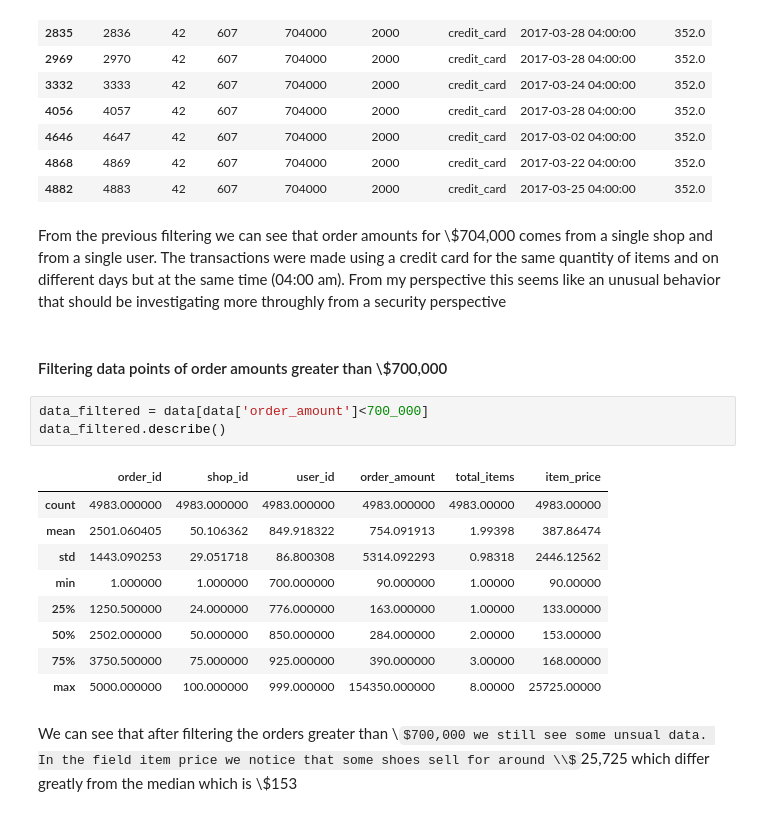
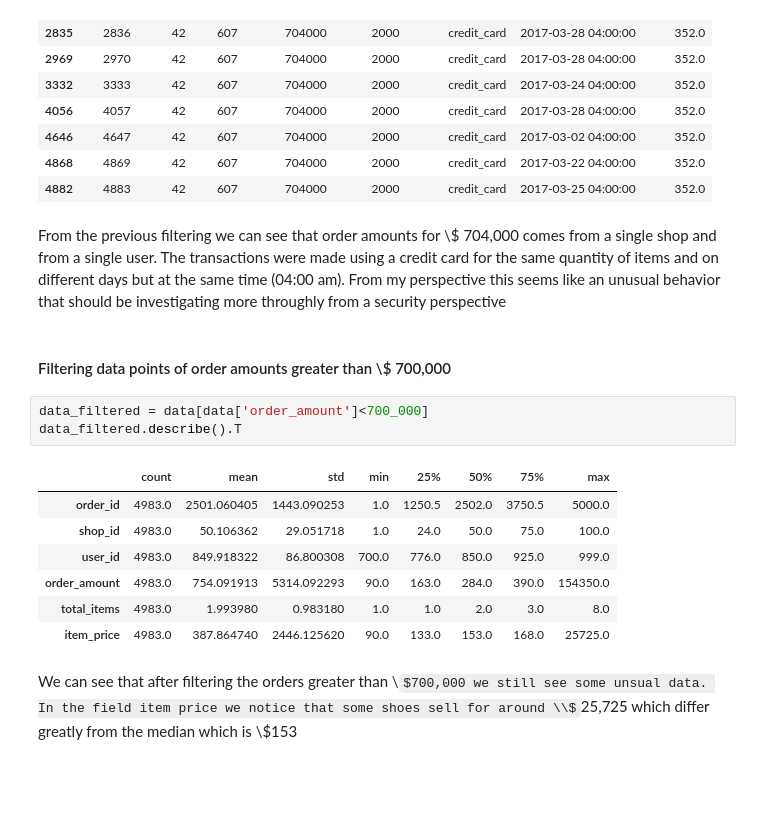
Before and after one commit to johncalesp/Shopify_summer2022, a Jupyter notebook: EDA_ShopifySummer2022.ipynb, the cells around one changed output. Drawn from its saved outputs; the diff is of its cells as text; some formulas as TeX source; blank space fills up the shorter version.

```diff
--- a/EDA_ShopifySummer2022.ipynb
+++ b/EDA_ShopifySummer2022.ipynb
@@ -140,23 +140,21 @@ data[data['order_amount']>=700_000]
 | 4868 | 4869 | 42 | 607 | 704000 | 2000 | credit_card | 2017-03-22 04:00:00 | 352.0 |
 | 4882 | 4883 | 42 | 607 | 704000 | 2000 | credit_card | 2017-03-25 04:00:00 | 352.0 |
 # %% [markdown]
-From the previous filtering we can see that order amounts for \\$704,000 comes from a single shop and from a single user. The transactions were made using a credit card for the same quantity of items and on different days but at the same time (04:00 am).
+From the previous filtering we can see that order amounts for \\$ 704,000 comes from a single shop and from a single user. The transactions were made using a credit card for the same quantity of items and on different days but at the same time (04:00 am).
 From my perspective this seems like an unusual behavior that should be investigating more throughly from a security perspective
 # %% [markdown]
-#### Filtering data points of order amounts greater than \\$700,000
+#### Filtering data points of order amounts greater than \\$ 700,000
 # %%
 data_filtered = data[data['order_amount']<700_000]
-data_filtered.describe()
+data_filtered.describe().T
 # %% [output]
-|  | order_id | shop_id | user_id | order_amount | total_items | item_price |
-| count | 4983.000000 | 4983.000000 | 4983.000000 | 4983.000000 | 4983.00000 | 4983.00000 |
-| mean | 2501.060405 | 50.106362 | 849.918322 | 754.091913 | 1.99398 | 387.86474 |
-| std | 1443.090253 | 29.051718 | 86.800308 | 5314.092293 | 0.98318 | 2446.12562 |
-| min | 1.000000 | 1.000000 | 700.000000 | 90.000000 | 1.00000 | 90.00000 |
-| 25% | 1250.500000 | 24.000000 | 776.000000 | 163.000000 | 1.00000 | 133.00000 |
-| 50% | 2502.000000 | 50.000000 | 850.000000 | 284.000000 | 2.00000 | 153.00000 |
-| 75% | 3750.500000 | 75.000000 | 925.000000 | 390.000000 | 3.00000 | 168.00000 |
-| max | 5000.000000 | 100.000000 | 999.000000 | 154350.000000 | 8.00000 | 25725.00000 |
+|  | count | mean | std | min | 25% | 50% | 75% | max |
+| order_id | 4983.0 | 2501.060405 | 1443.090253 | 1.0 | 1250.5 | 2502.0 | 3750.5 | 5000.0 |
+| shop_id | 4983.0 | 50.106362 | 29.051718 | 1.0 | 24.0 | 50.0 | 75.0 | 100.0 |
+| user_id | 4983.0 | 849.918322 | 86.800308 | 700.0 | 776.0 | 850.0 | 925.0 | 999.0 |
+| order_amount | 4983.0 | 754.091913 | 5314.092293 | 90.0 | 163.0 | 284.0 | 390.0 | 154350.0 |
+| total_items | 4983.0 | 1.993980 | 0.983180 | 1.0 | 1.0 | 2.0 | 3.0 | 8.0 |
+| item_price | 4983.0 | 387.864740 | 2446.125620 | 90.0 | 133.0 | 153.0 | 168.0 | 25725.0 |
 # %% [markdown]
 We can see that after filtering the orders greater than \\$700,000 we still see some unsual data. In the field item price we notice that some shoes sell for around \\$25,725 which differ greatly from the median which is \\$153
 # %%
```
Also changed, not shown: parts of 2 cells of this notebook.
